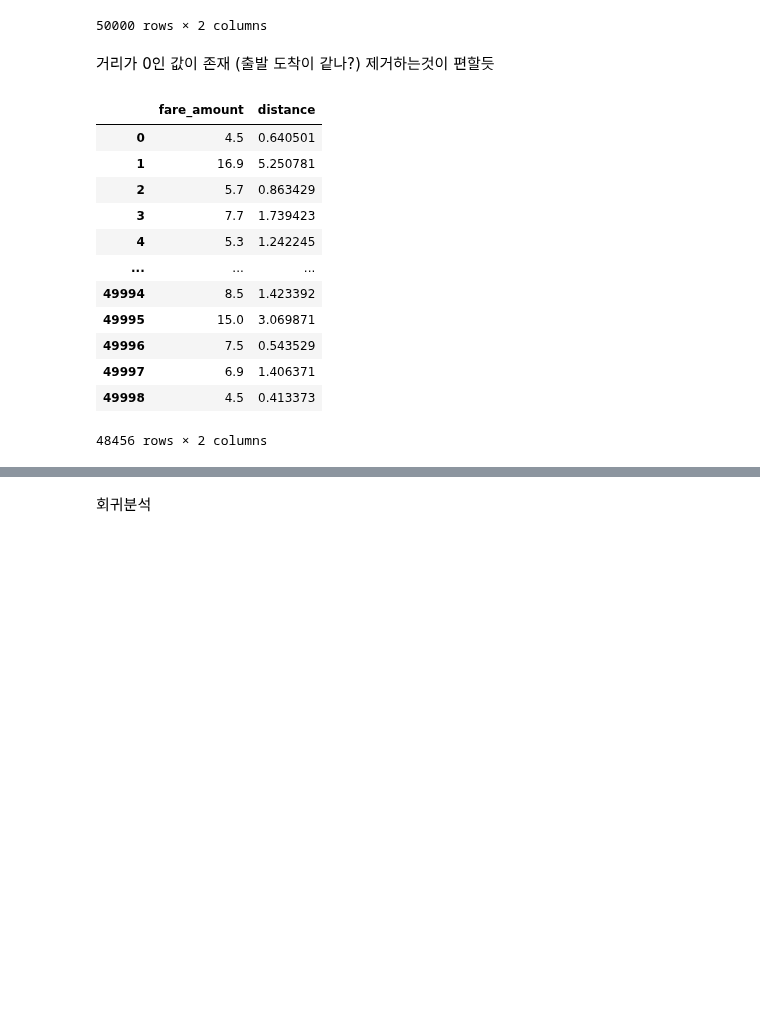
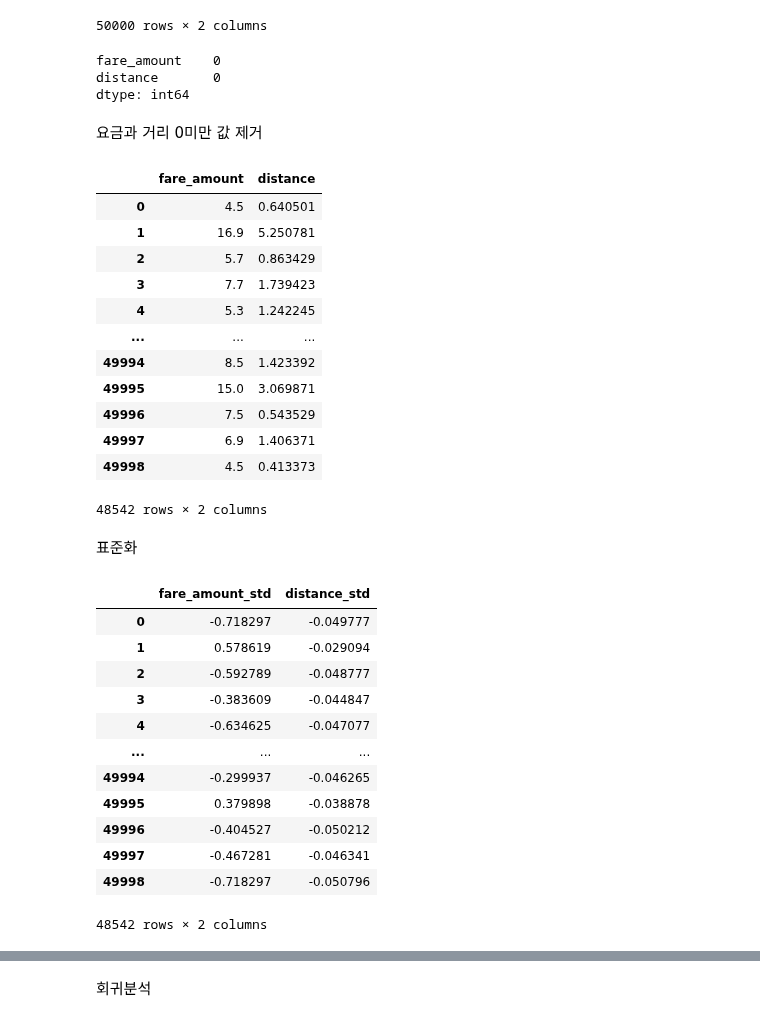
Before and after one commit to gongwon65/day1, a Jupyter notebook: 택시요금예측/main.ipynb, the cells around one changed output, grey strips where cells are left out. Drawn from its saved outputs; the diff is of its cells as text; code cells hidden in the pictures; blank space fills up the shorter version.

```diff
--- a/택시요금예측/main.ipynb
+++ b/택시요금예측/main.ipynb
@@ -108,13 +107,17 @@ df_taxi
 | 49998 | 4.5 | 0.413373 |
 | 49999 | 10.9 | 0.000000 |
 50000 rows × 2 columns
-# %% [markdown]
-거리가 0인 값이 존재 (출발 도착이 같나?)
-제거하는것이 편할듯
+# %%
+df_taxi.isnull().sum()
+# %% [output]
+fare_amount    0
+distance       0
+dtype: int64
+# %% [markdown]
+요금과 거리 0미만 값 제거
 # %%
 df_taxi = df_taxi[df_taxi['distance'] > 0]
-df_taxi = df_taxi[df_taxi['distance'] < 100]
-df_taxi = df_taxi[df_taxi['fare_amount'] < 300]
+df_taxi = df_taxi[df_taxi['fare_amount'] > 0]
 df_taxi
 # %% [output]
 |  | fare_amount | distance |
@@ -129,4 +132,29 @@ df_taxi
 | 49996 | 7.5 | 0.543529 |
 | 49997 | 6.9 | 1.406371 |
 | 49998 | 4.5 | 0.413373 |
-48456 rows × 2 columns
+48542 rows × 2 columns
+# %% [markdown]
+표준화
+# %%
+a = df_taxi['distance'].copy()
+std_a = (a - a.mean())/a.std()
+
+b = df_taxi['fare_amount'].copy()
+std_b = (b - b.mean())/b.std()
+
+df_ab = pd.DataFrame({'fare_amount_std': std_b, 'distance_std': std_a})
+df_ab
+# %% [output]
+|  | fare_amount_std | distance_std |
+| 0 | -0.718297 | -0.049777 |
+| 1 | 0.578619 | -0.029094 |
+| 2 | -0.592789 | -0.048777 |
+| 3 | -0.383609 | -0.044847 |
+| 4 | -0.634625 | -0.047077 |
+| ... | ... | ... |
+| 49994 | -0.299937 | -0.046265 |
+| 49995 | 0.379898 | -0.038878 |
+| 49996 | -0.404527 | -0.050212 |
+| 49997 | -0.467281 | -0.046341 |
+| 49998 | -0.718297 | -0.050796 |
+48542 rows × 2 columns
```
Also changed, not shown: parts of 19 cells of this notebook.
